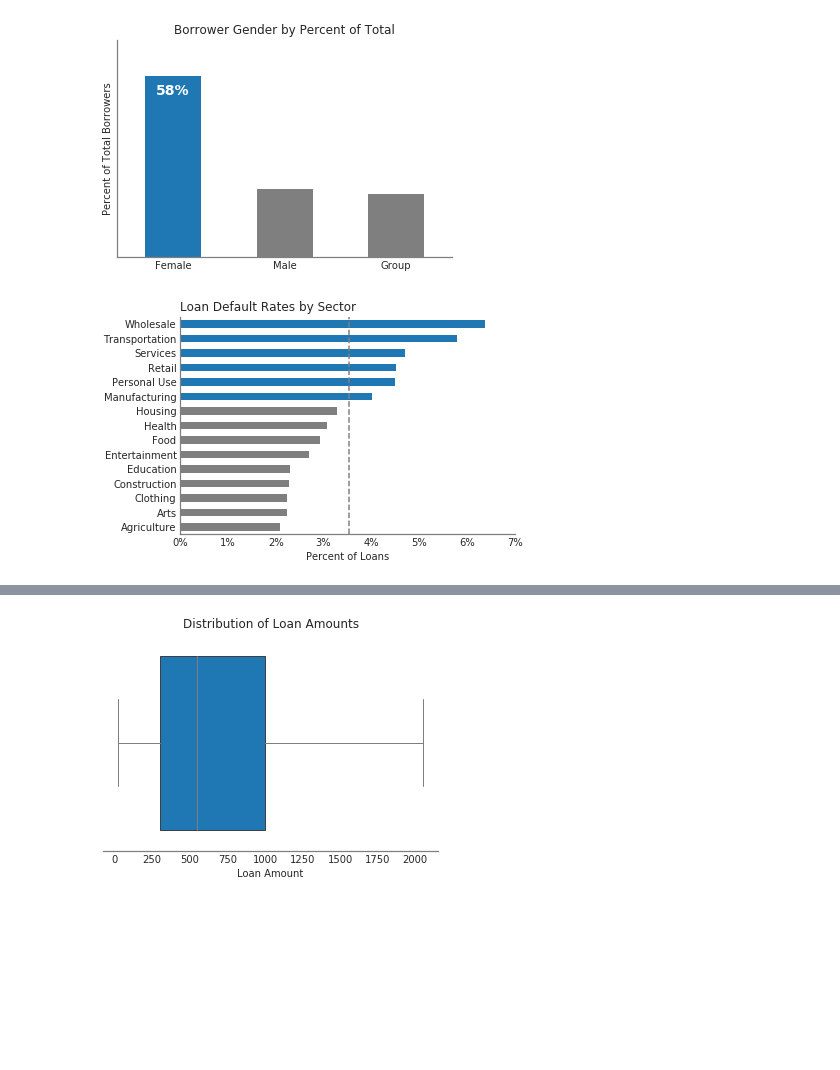
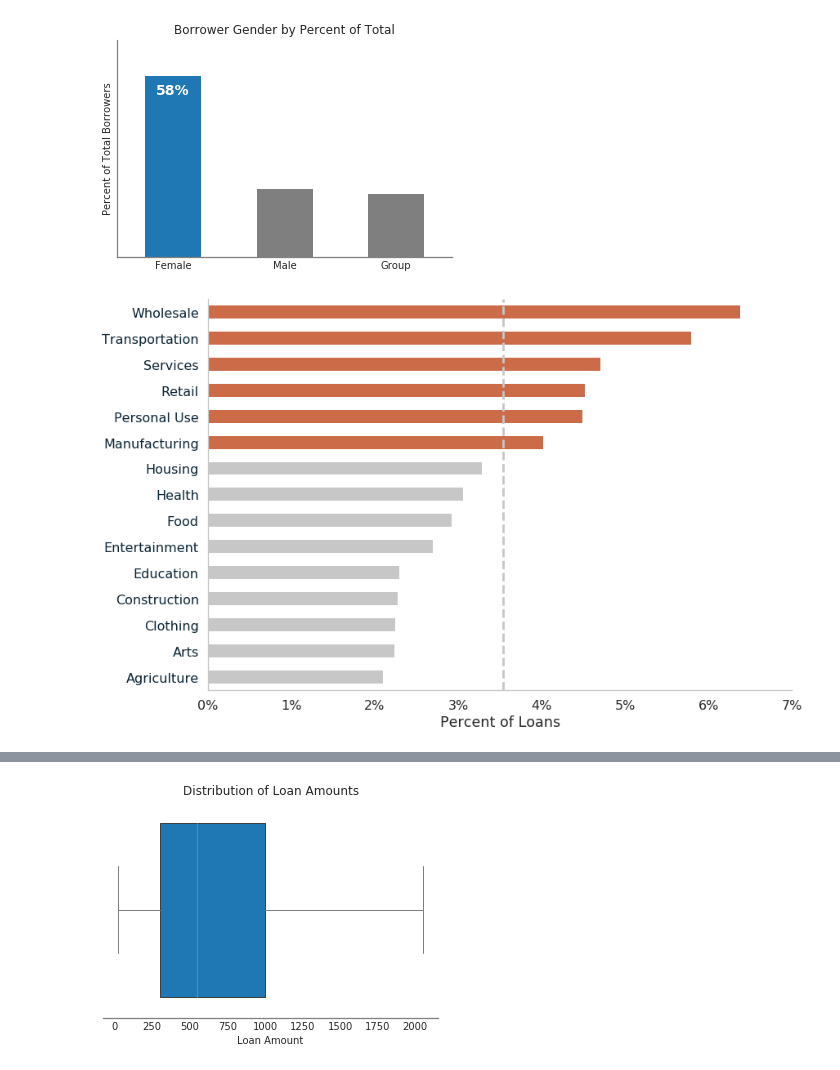
Before and after one commit to clcarver1130/dsi_capstone_project, a Jupyter notebook: notebooks/intial_eda.ipynb, the cells around one changed output, grey strips where cells are left out. Cells and saved outputs as stored; diff of their text form; code cells hidden in the pictures; blank space fills up the shorter version.

```diff
--- a/notebooks/intial_eda.ipynb
+++ b/notebooks/intial_eda.ipynb
@@ -8,7 +8,7 @@ import pandas as pd
 import numpy as np
 import matplotlib.pyplot as plt
 import seaborn as sns
-plt.style.use('seaborn-white')
+plt.style.use('seaborn-poster')
 # %%
 # Load in data: df
 df = pd.read_csv('https://s3.amazonaws.com/clcarverloans/data/df_cleaned.csv')
@@ -24,7 +24,9 @@ def rgb_color(r,g,b):
 
 # Create colors:
 tableau_blue = rgb_color(31,119,180)
-tableau_grey = rgb_color(127,127,127)
+dark_blue = '#092334'
+orange = '#CB6B48'
+grey = '#C7C7C7'
 # %%
 # Breakdown by Gender
 
@@ -60,21 +62,21 @@ default_by_sector = pd.DataFrame({'Sector': sector_list, 'Default_pct': default_
 default_by_sector.set_index('Sector', inplace=True)
 # %%
 ax = default_by_sector.plot(kind='barh', legend=False)
-plt.axvline(default_by_sector['Default_pct'].mean(), color='grey', linestyle='--')
+plt.axvline(default_by_sector['Default_pct'].mean(), color=grey, linestyle='--')
 for bar in ax.patches:
-    bar.set_facecolor(color=rgb_color(127,127,127)) # Set all to grey
+    bar.set_facecolor(color=grey) # Set all to grey
 for bar in range(-6,0):
-    ax.patches[bar].set_facecolor(rgb_color(31,119,180)) # highlight those above average with blue
+    ax.patches[bar].set_facecolor(orange) # highlight those above average with blue
 labels=[str(int(round(label*100)))+'%' for label in np.arange(0,0.08,0.01)]
-plt.title('Loan Default Rates by Sector', loc='left')
 plt.ylabel('')
 plt.xlabel('Percent of Loans')
 plt.xticks(np.arange(0,0.08, 0.01), labels)
+plt.yticks(color=dark_blue)
 ax.spines['right'].set_visible(False)
 ax.spines['top'].set_visible(False)
-ax.spines['bottom'].set_color(tableau_grey)
-ax.spines['left'].set_color(tableau_grey)
+ax.spines['bottom'].set_color(grey)
+ax.spines['left'].set_color(grey)
 plt.savefig('../pictures/defaults_by_sector.png', dpi=600, transparent=True, bbox_inches='tight', orientation='landscape')
 # %% [output]
-[figure, old version]
+[figure, new version]
 # %%
```
Also changed, not shown: parts of 6 cells of this notebook, 8 other files.
